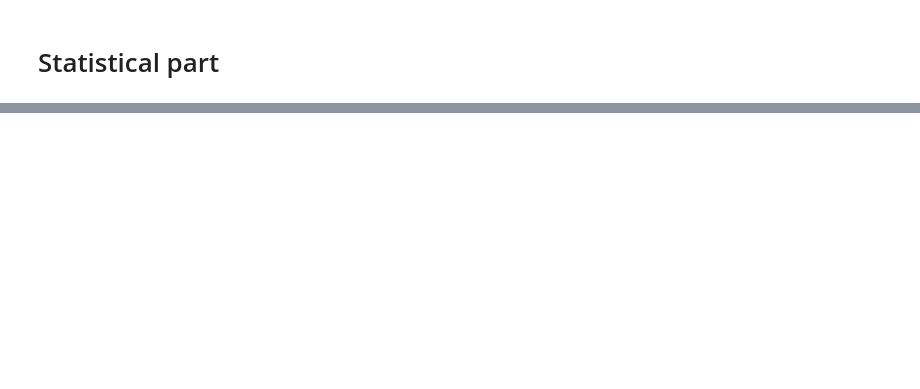
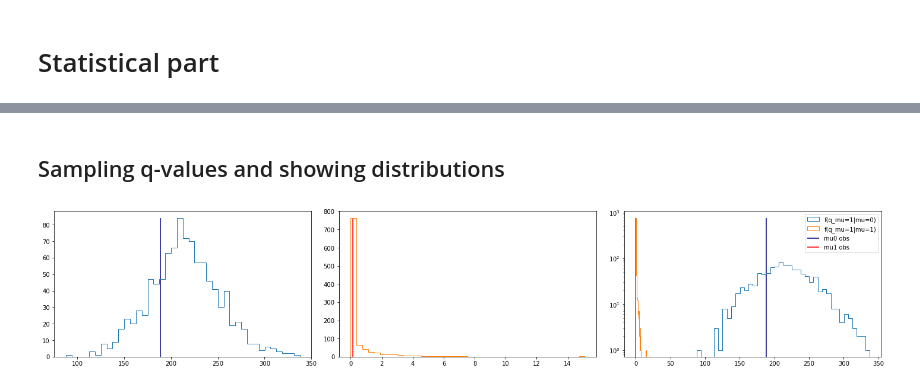
Before and after one commit to emabaci/LCP-mod.-B, a Jupyter notebook: final_project/higgs.ipynb, the cells around one changed output, grey strips where cells are left out. Saved outputs shown, nothing was run; the diff lists cells and outputs as text; code cells hidden in the pictures; blank space fills up the shorter version.

```diff
--- a/final_project/higgs.ipynb
+++ b/final_project/higgs.ipynb
@@ -1114,0 +1275,6 @@ fileread.histogram_by_process()
+# %% [markdown]
+## Sampling q-values and showing distributions
+# %%
+plot_distributions(*sample_q(1000, sim_background_counts, sim_signal_counts), q_obs_0, q_obs_1)
+# %% [output]
+[figure, added]
```
Also changed, not shown: parts of 18 cells of this notebook.
